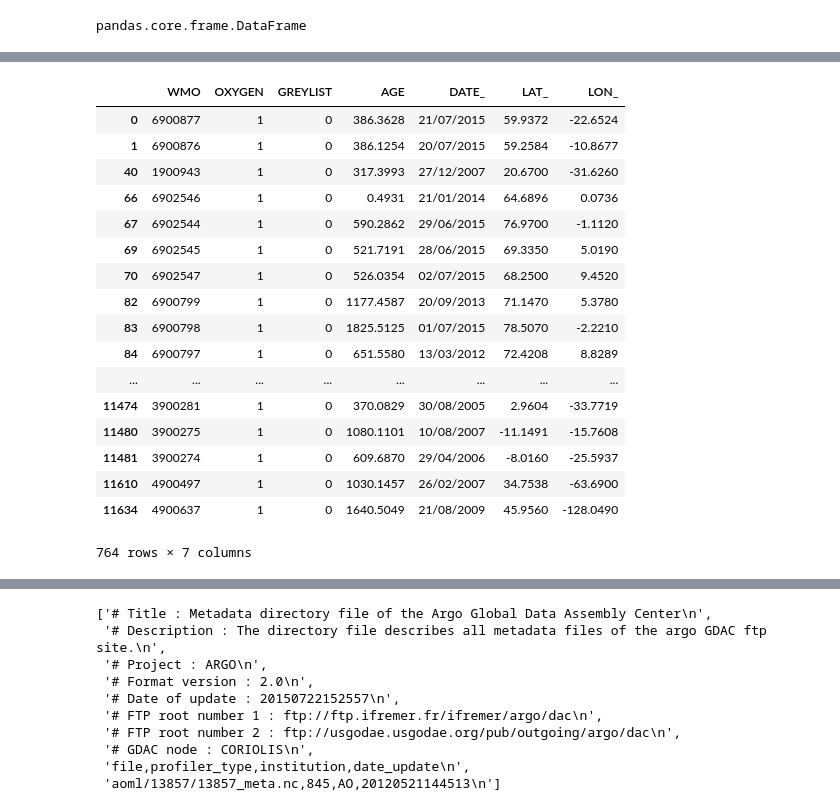
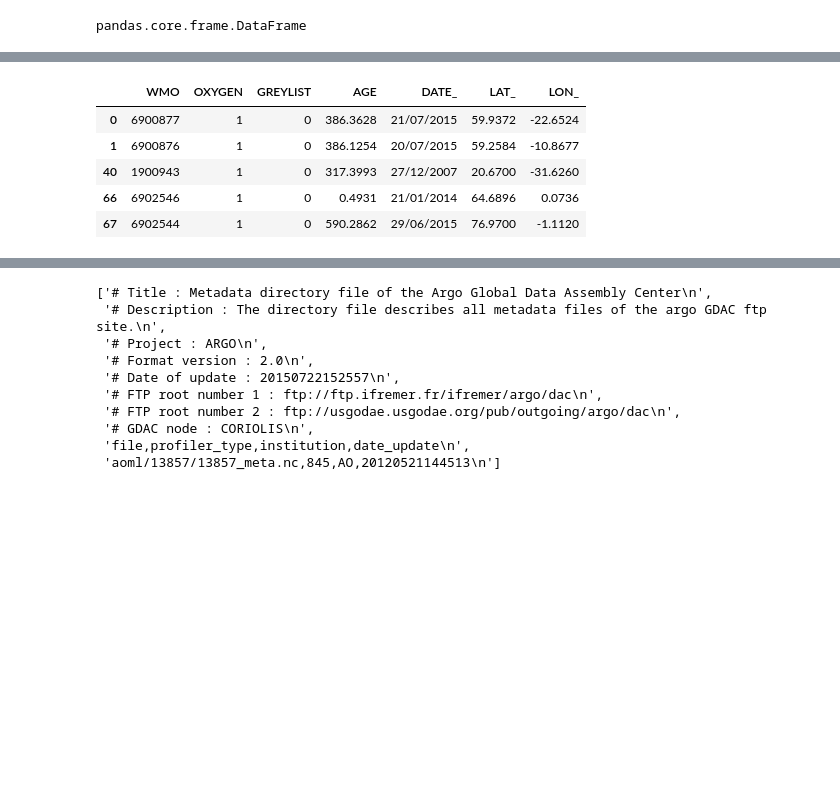
Before and after one commit to biofloat/biofloat, a Jupyter notebook: Saturated Oxygen Data Correction.ipynb, the cells around one changed output, grey strips where cells are left out. Saved outputs shown, nothing was run; the diff lists cells and outputs as text; code cells hidden in the pictures; blank space fills up the shorter version.

```diff
--- a/Saturated Oxygen Data Correction.ipynb
+++ b/Saturated Oxygen Data Correction.ipynb
@@ -88,26 +65,14 @@ fd_oga
 # %%
 #This takes the fd_oga table and only shows the rows that have oxygen data
 fd_oxygen = fd_oga.loc[ fd_oga.loc[: , 'OXYGEN'] == 1 , :]
-fd_oxygen
+fd_oxygen[:5]
 # %% [output]
 |  | WMO | OXYGEN | GREYLIST | AGE | DATE_ | LAT_ | LON_ |
 | 0 | 6900877 | 1 | 0 | 386.3628 | 21/07/2015 | 59.9372 | -22.6524 |
 | 1 | 6900876 | 1 | 0 | 386.1254 | 20/07/2015 | 59.2584 | -10.8677 |
 | 40 | 1900943 | 1 | 0 | 317.3993 | 27/12/2007 | 20.6700 | -31.6260 |
 | 66 | 6902546 | 1 | 0 | 0.4931 | 21/01/2014 | 64.6896 | 0.0736 |
 | 67 | 6902544 | 1 | 0 | 590.2862 | 29/06/2015 | 76.9700 | -1.1120 |
-| 69 | 6902545 | 1 | 0 | 521.7191 | 28/06/2015 | 69.3350 | 5.0190 |
-| 70 | 6902547 | 1 | 0 | 526.0354 | 02/07/2015 | 68.2500 | 9.4520 |
-| 82 | 6900799 | 1 | 0 | 1177.4587 | 20/09/2013 | 71.1470 | 5.3780 |
-| 83 | 6900798 | 1 | 0 | 1825.5125 | 01/07/2015 | 78.5070 | -2.2210 |
-| 84 | 6900797 | 1 | 0 | 651.5580 | 13/03/2012 | 72.4208 | 8.8289 |
-| ... | ... | ... | ... | ... | ... | ... | ... |
-| 11474 | 3900281 | 1 | 0 | 370.0829 | 30/08/2005 | 2.9604 | -33.7719 |
-| 11480 | 3900275 | 1 | 0 | 1080.1101 | 10/08/2007 | -11.1491 | -15.7608 |
-| 11481 | 3900274 | 1 | 0 | 609.6870 | 29/04/2006 | -8.0160 | -25.5937 |
-| 11610 | 4900497 | 1 | 0 | 1030.1457 | 26/02/2007 | 34.7538 | -63.6900 |
-| 11634 | 4900637 | 1 | 0 | 1640.5049 | 21/08/2009 | 45.9560 | -128.0490 |
-764 rows × 7 columns
 # %%
 #This takes the fd_oga table and only shows the rows that aren't grey listed     #gl = grey list
 fd_gl = fd_oga.loc[ fd_oga.loc[: , 'GREYLIST'] == 0 , :] #gl = grey list
```
Also changed, not shown: parts of 10 cells of this notebook.
